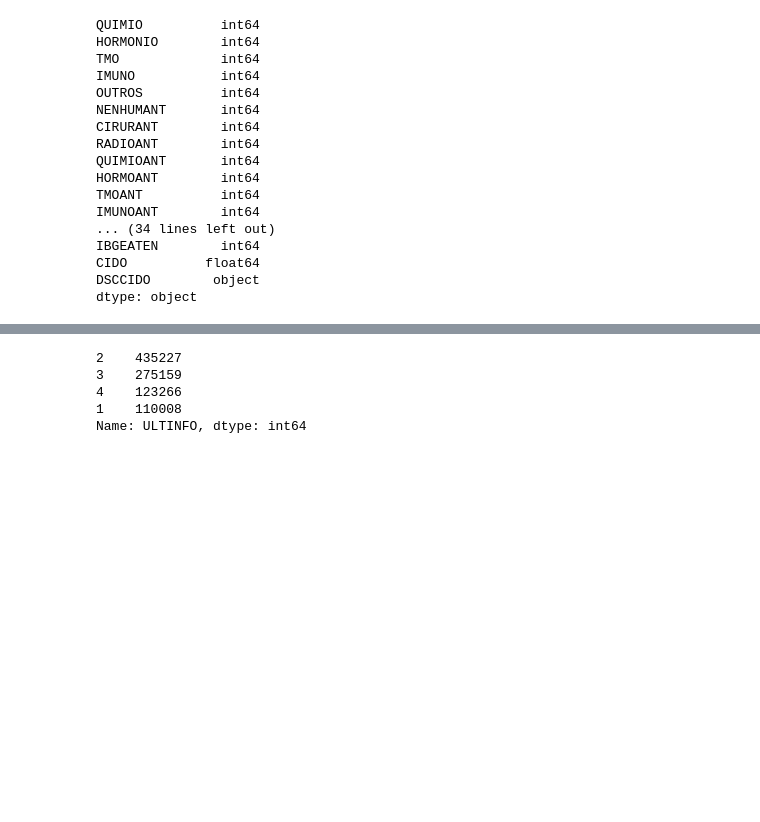
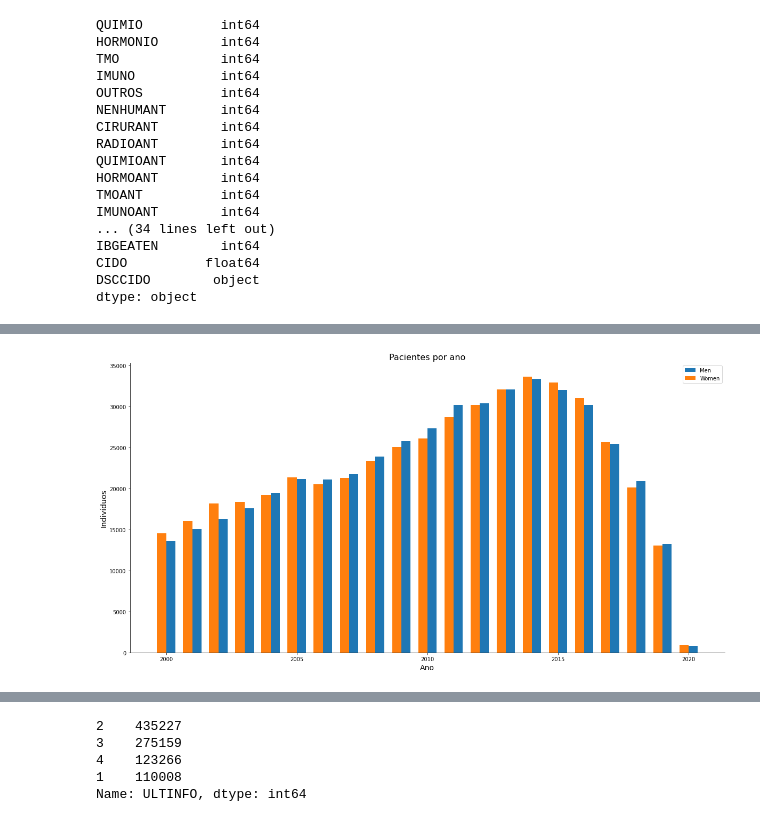
Before and after one commit to DCD-NSEE/cancer_project, a Jupyter notebook: docs/Cancer Data Analysis.ipynb, the cells around one changed output, grey strips where cells are left out. Saved outputs shown, nothing was run; the diff lists cells and outputs as text; code cells hidden in the pictures; blank space fills up the shorter version.

```diff
--- a/docs/Cancer Data Analysis.ipynb
+++ b/docs/Cancer Data Analysis.ipynb
@@ -134,3 +118,19 @@ fig.show(config = {'staticPlot': True})
+# %%
+fig, ax = plt.subplots(figsize=(20, 10))
+width = 0.35
+ax1 = ax.bar(mascx + width/2, mascy, width, label='Men')
+ax2 = ax.bar(femx - width/2, femy, width, label='Women')
+ax.set_xlabel('Ano', size=14)
+ax.set_ylabel('Indivíduos', size=14)
+ax.set_title('Pacientes por ano', size=16)
+
+ax.legend()
+ax.spines['top'].set_visible(False)
+ax.spines['right'].set_visible(False)
+
+plt.show()
+# %% [output]
+[figure, added]
 # %%
 masc.FAIXAETAR = masc.FAIXAETAR.replace(['00-09', '10-19', '20-29', '30-39', '40-49', '50-59', '60-69'],
                                         ['00 a 09', '10 a 19', '20 a 29', '30 a 39', '40 a 49', '50 a 59', '60 a 69'])
```
Also changed, not shown: parts of 91 cells of this notebook, 38 other files.
